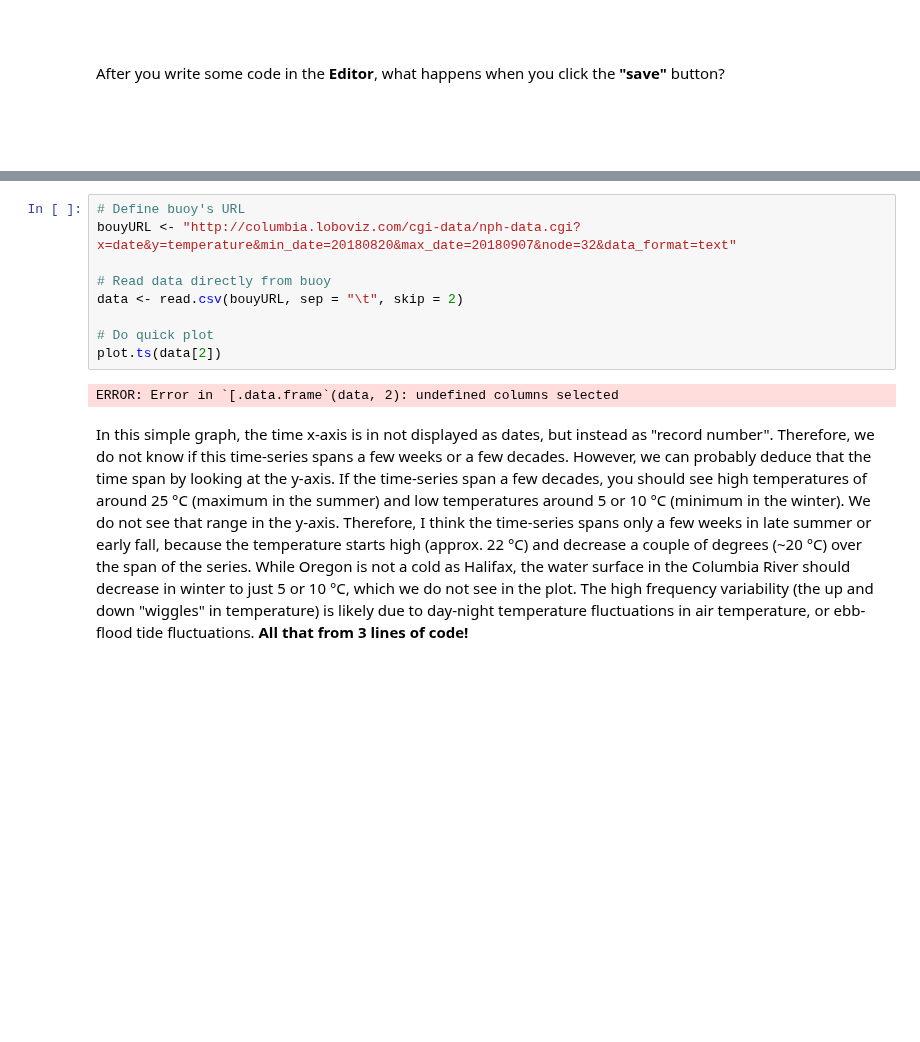
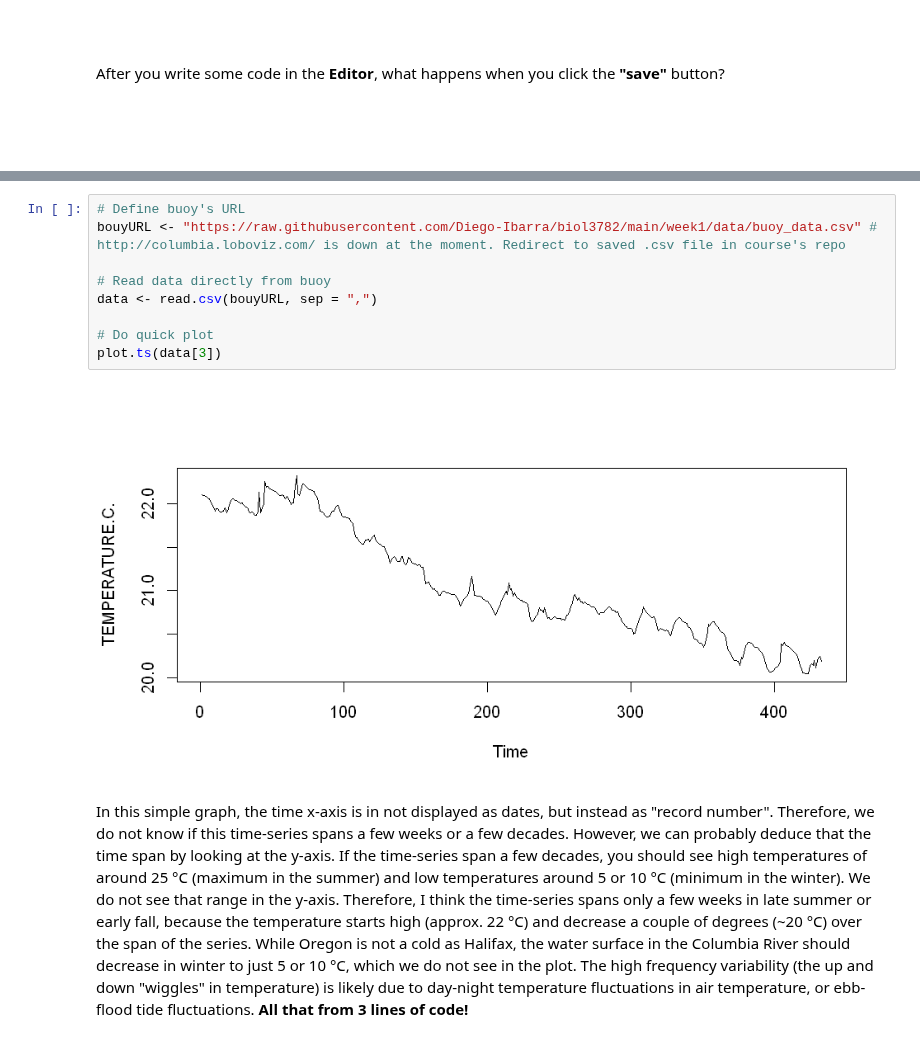
Before and after one commit to Diego-Ibarra/biol3782, a Jupyter notebook: week1/Introduction_to_RStudio_and_R.ipynb, the cells around one changed output, grey strips where cells are left out. Cells and saved outputs as stored; diff of their text form; blank space fills up the shorter version.

Commit message:
Fixed buoy code

```diff
--- a/week1/Introduction_to_RStudio_and_R.ipynb
+++ b/week1/Introduction_to_RStudio_and_R.ipynb
@@ -443,15 +443,15 @@ The following code connects to the buoy's server, downloads data, and makes a si
 In RStudio's <span class="editor"></span> open a new file and save it as <span class="file">buoy.R</span>. Copy-paste the code below to your new file and click <span class='source'></span>
 # %%
 # Define buoy's URL
-bouyURL <- "http://columbia.loboviz.com/cgi-data/nph-data.cgi?x=date&y=temperature&min_date=20180820&max_date=20180907&node=32&data_format=text"
+bouyURL <- "https://raw.githubusercontent.com/Diego-Ibarra/biol3782/main/week1/data/buoy_data.csv" # http://columbia.loboviz.com/ is down at the moment. Redirect to saved .csv file in course's repo
 
 # Read data directly from buoy
-data <- read.csv(bouyURL, sep = "\t", skip = 2)
+data <- read.csv(bouyURL, sep = ",")
 
 # Do quick plot
-plot.ts(data[2])
+plot.ts(data[3])
 # %% [output]
-ERROR: Error in `[.data.frame`(data, 2): undefined columns selected
+[figure, added]
 # %% [markdown]
 <div class="endTASK"></div>
 
```
Also changed, not shown: parts of 2 cells of this notebook.
